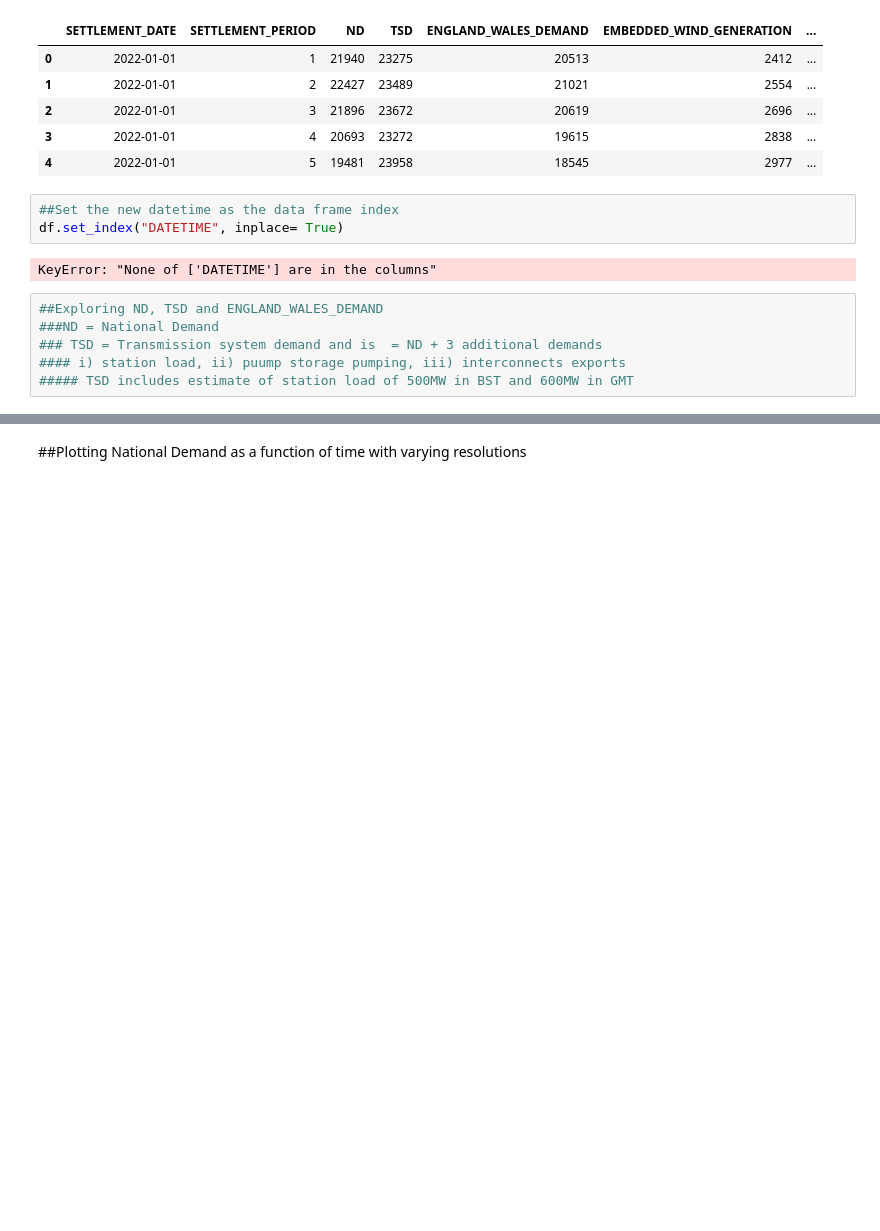
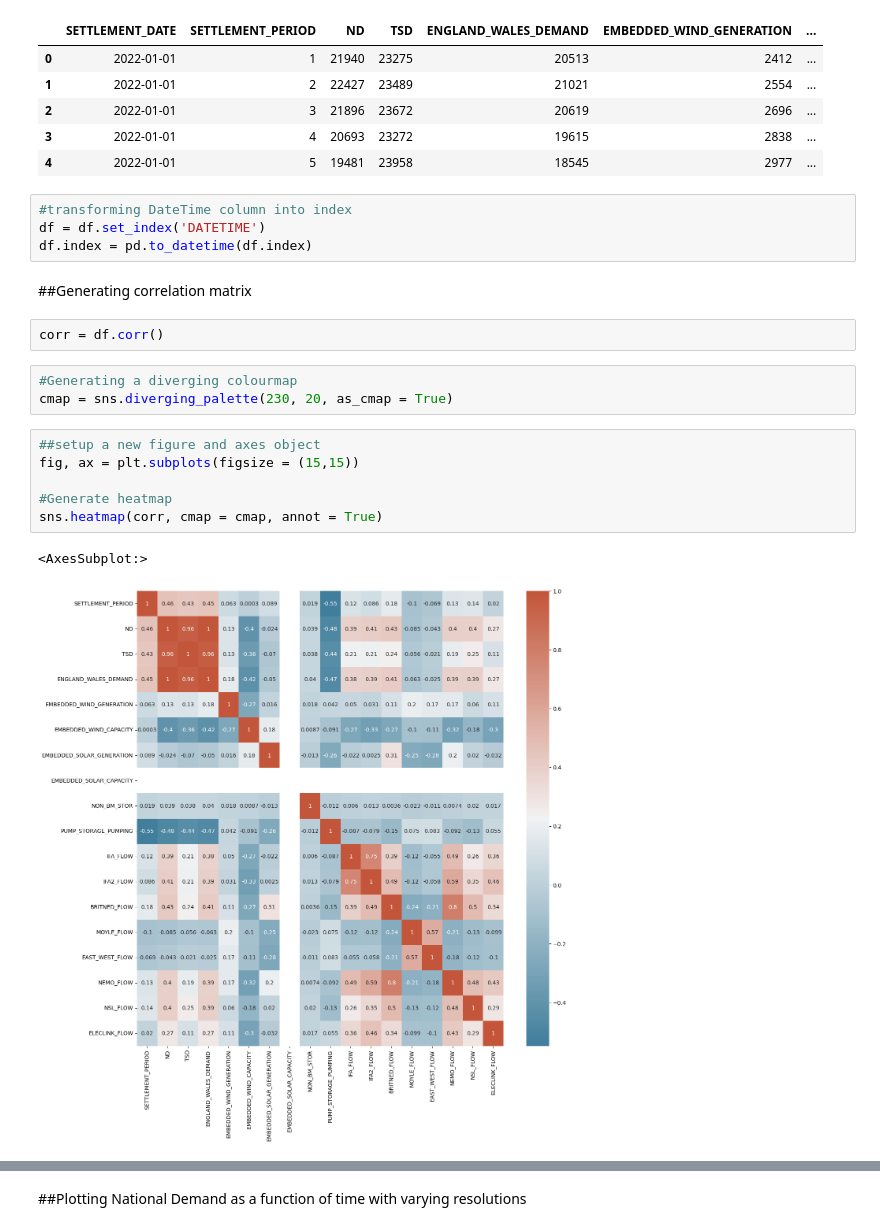
Before and after one commit to affaniqbal/uk-energy-grid-data, a Jupyter notebook: electricity_EDA.ipynb, the cells around one changed output, grey strips where cells are left out. Drawn from its saved outputs; the diff is of its cells as text; blank space fills up the shorter version.

```diff
--- a/electricity_EDA.ipynb
+++ b/electricity_EDA.ipynb
@@ -103,13 +90,22 @@ df.head()
 | 3 | 2022-01-01 | 4 | 20693 | 23272 | 19615 | 2838 | ... |
 | 4 | 2022-01-01 | 5 | 19481 | 23958 | 18545 | 2977 | ... |
 # %%
-##Set the new datetime as the data frame index
-df.set_index("DATETIME", inplace= True)
+#transforming DateTime column into index
+df = df.set_index('DATETIME')
+df.index = pd.to_datetime(df.index)
-# %% [output]
-KeyError: "None of ['DATETIME'] are in the columns"
-# %%
-##Exploring ND, TSD and ENGLAND_WALES_DEMAND
-###ND = National Demand
-### TSD = Transmission system demand and is  = ND + 3 additional demands
-#### i) station load, ii) puump storage pumping, iii) interconnects exports
-##### TSD includes estimate of station load of 500MW in BST and 600MW in GMT
+# %% [markdown]
+##Generating correlation matrix
+# %%
+corr = df.corr()
+# %%
+#Generating a diverging colourmap
+cmap = sns.diverging_palette(230, 20, as_cmap = True)
+# %%
+##setup a new figure and axes object
+fig, ax = plt.subplots(figsize = (15,15))
+
+#Generate heatmap
+sns.heatmap(corr, cmap = cmap, annot = True)
+# %% [output]
+<AxesSubplot:>
+[figure, added]
```
Also changed, not shown: parts of 9 cells of this notebook.
